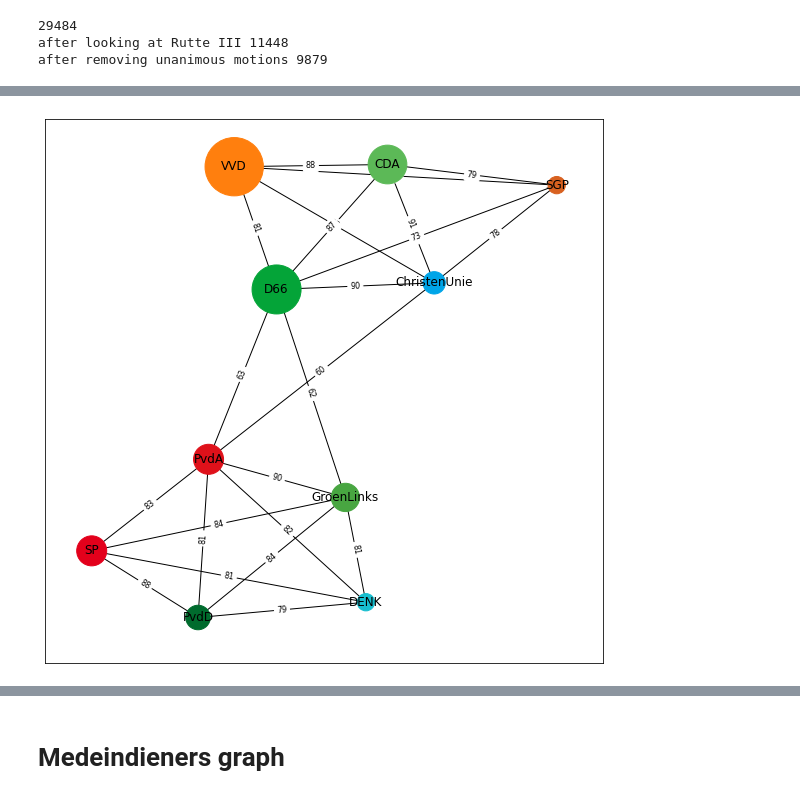
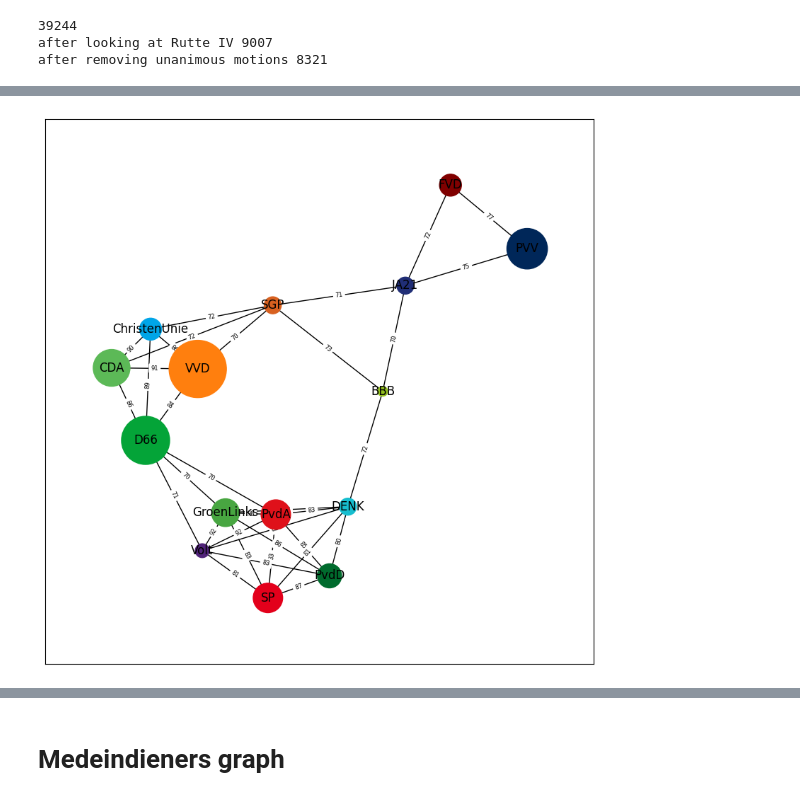
Before and after one commit to jvanelteren/kamermoties, a Jupyter notebook: 5_party-similarity.ipynb, the cells around one changed output, grey strips where cells are left out. Cells and saved outputs as stored; diff of their text form; code cells hidden in the pictures.

```diff
--- a/5_party-similarity.ipynb
+++ b/5_party-similarity.ipynb
@@ -68,14 +42,14 @@ party_size = {k: v*100 for k,v in party_size.items()}
 # hide
 df = load('df_including_topics_full.pickle')
 print(len(df))
-df = df[df['Kamer']=='Rutte III']
-print('after looking at Rutte III', len(df))
-df = df[df['Voor']!=150]
+df = df[df['Kamer']=='Rutte IV']
+print('after looking at Rutte IV', len(df))
+df = df[df['Voor']<150]
 print('after removing unanimous motions',len(df))
 # %% [output]
-29484
-after looking at Rutte III 11448
-after removing unanimous motions 9879
+39244
+after looking at Rutte IV 9007
+after removing unanimous motions 8321
 # %%
 def get_same_vote_percentage(party1, party2):
     return round(sum(df['Stem_'+party1]==df['Stem_'+party2]) / len(df)*100)
@@ -99,27 +73,27 @@ chart + text
 # %%
 G = nx.Graph()
 for p1 in parties:
     for p2 in parties:
         if p1 != p2:
             same_vote = get_same_vote_percentage(p1,p2)
-            if same_vote >= 60:
+            if same_vote >= 70:
                 G.add_edge(p1,p2,weight=same_vote, len=1/(same_vote-0) )
 G.add_nodes_from(parties)
-G.remove_nodes_from(['FVD', 'PVV','50PLUS' ])
+# G.remove_nodes_from(['FVD', 'PVV','50PLUS' ])
 color_map = [party_colors[node] for node in G]
 
 pos = nx.nx_agraph.graphviz_layout(G,prog='neato', args ='')
 
 plt.figure(figsize=(10,10))
 nx.draw_networkx(G, pos,font_size=12, node_color=color_map, node_size=[party_size[n] for n in G.nodes()])
 labels = nx.get_edge_attributes(G,'weight')
-nx.draw_networkx_edge_labels(G,pos,edge_labels=labels,label_pos=0.5, font_size=8)
+nx.draw_networkx_edge_labels(G,pos,edge_labels=labels,label_pos=0.5, font_size=6)
 plt.margins(0.1,0.1)
 plt.gcf()
 plt.savefig('links_relaties.png')
 # plt.draw()
 # %% [output]
-[figure, old version]
+[figure, new version]
 # %%
 overall_topic_counts = df['Topic'].value_counts()
 def get_disagreement_topics(party1, party2):
```
Also changed, not shown: parts of 11 cells of this notebook, 6 other files.
